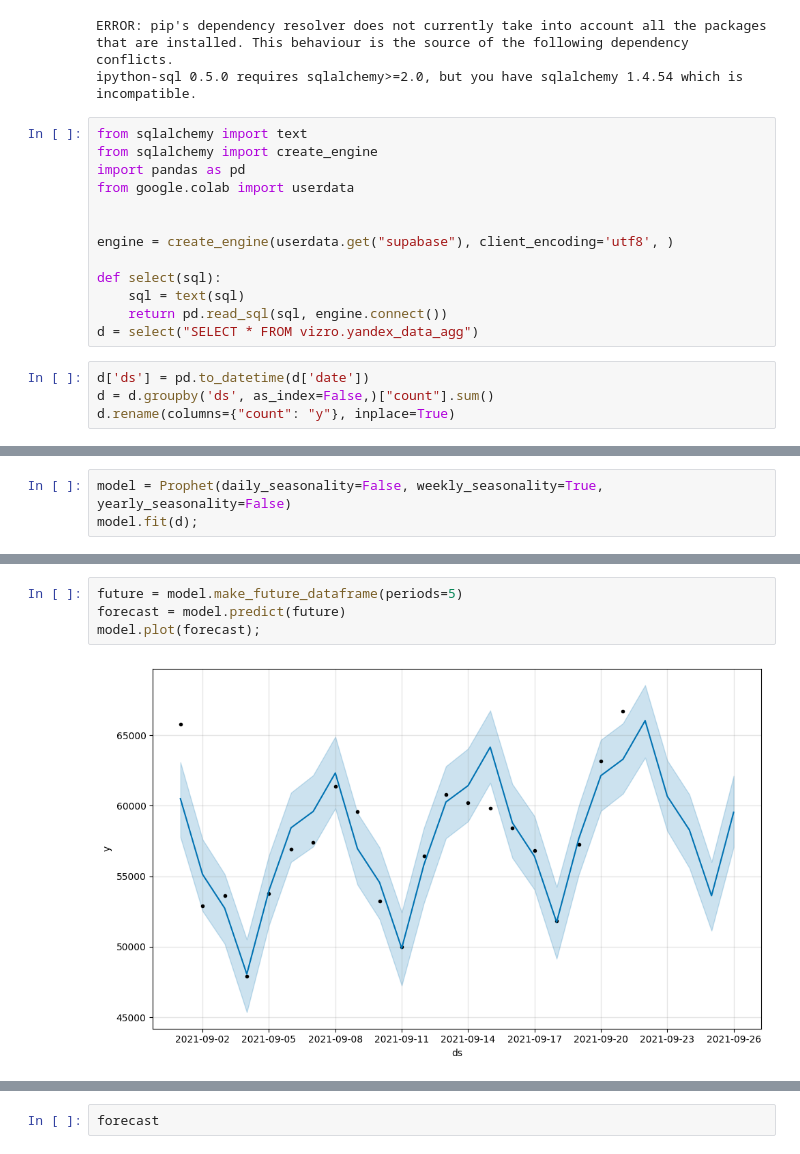
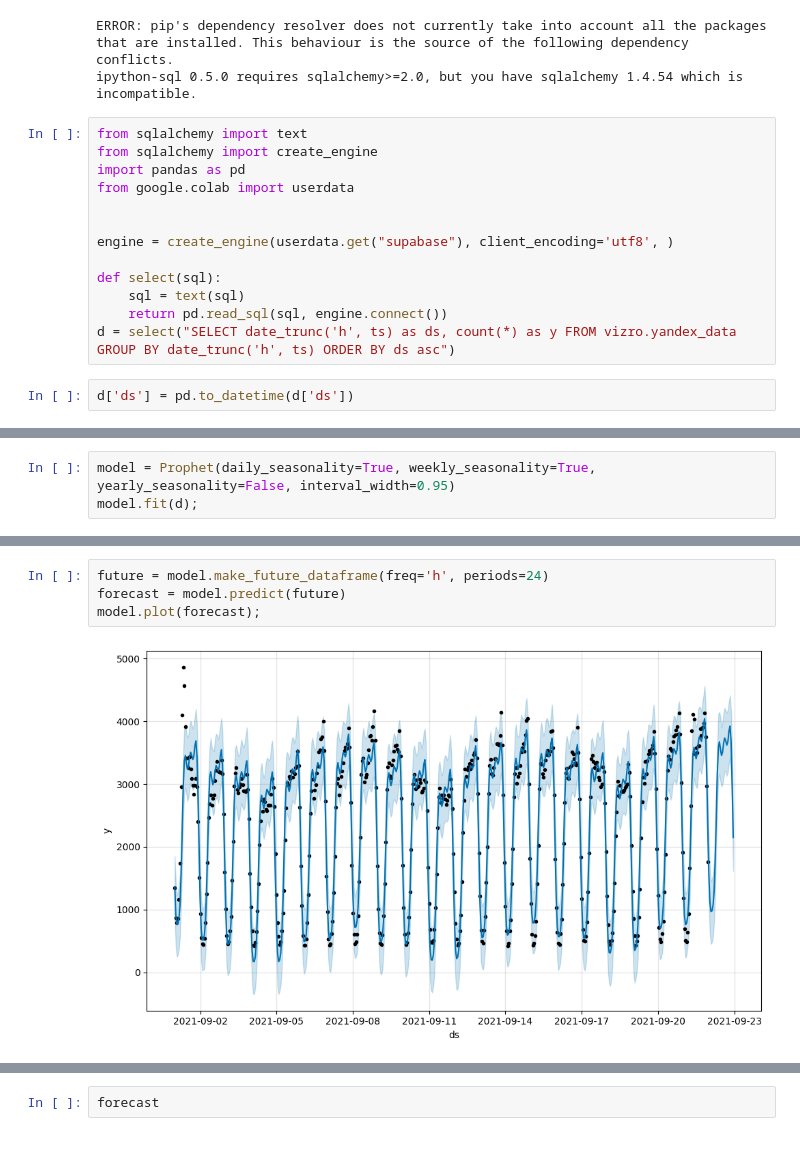
Before and after one commit to aleks-haksly/VIZRO, a Jupyter notebook: demos/test_yandex.ipynb, the cells around one changed output, grey strips where cells are left out. Drawn from its saved outputs; the diff is of its cells as text.

```diff
--- a/demos/test_yandex.ipynb
+++ b/demos/test_yandex.ipynb
@@ -77,8 +77,6 @@ engine = create_engine(userdata.get("supabase"), client_encoding='utf8', )
 def select(sql):
     sql = text(sql)
     return pd.read_sql(sql, engine.connect())
-d = select("SELECT * FROM vizro.yandex_data_agg")
+d = select("SELECT date_trunc('h', ts) as ds, count(*) as y FROM vizro.yandex_data GROUP BY date_trunc('h', ts) ORDER BY ds asc")
-# %%
-d['ds'] = pd.to_datetime(d['date'])
-d = d.groupby('ds', as_index=False,)["count"].sum()
-d.rename(columns={"count": "y"}, inplace=True)
+# %%
+d['ds'] = pd.to_datetime(d['ds'])
@@ -85,4 +87,4 @@ d.rename(columns={"count": "y"}, inplace=True)
 # %%
-model = Prophet(daily_seasonality=False, weekly_seasonality=True, yearly_seasonality=False)
+model = Prophet(daily_seasonality=True, weekly_seasonality=True, yearly_seasonality=False, interval_width=0.95)
 model.fit(d);
 # %% [output]
@@ -98,7 +99,7 @@ INFO:cmdstanpy:Chain [1] start processing
 INFO:cmdstanpy:Chain [1] done processing
 # %%
-future = model.make_future_dataframe(periods=5)
+future = model.make_future_dataframe(freq='h', periods=24)
 forecast = model.predict(future)
 model.plot(forecast);
 # %% [output]
-[figure, old version]
+[figure, new version]
```
Also changed, not shown: parts of 5 cells of this notebook.
